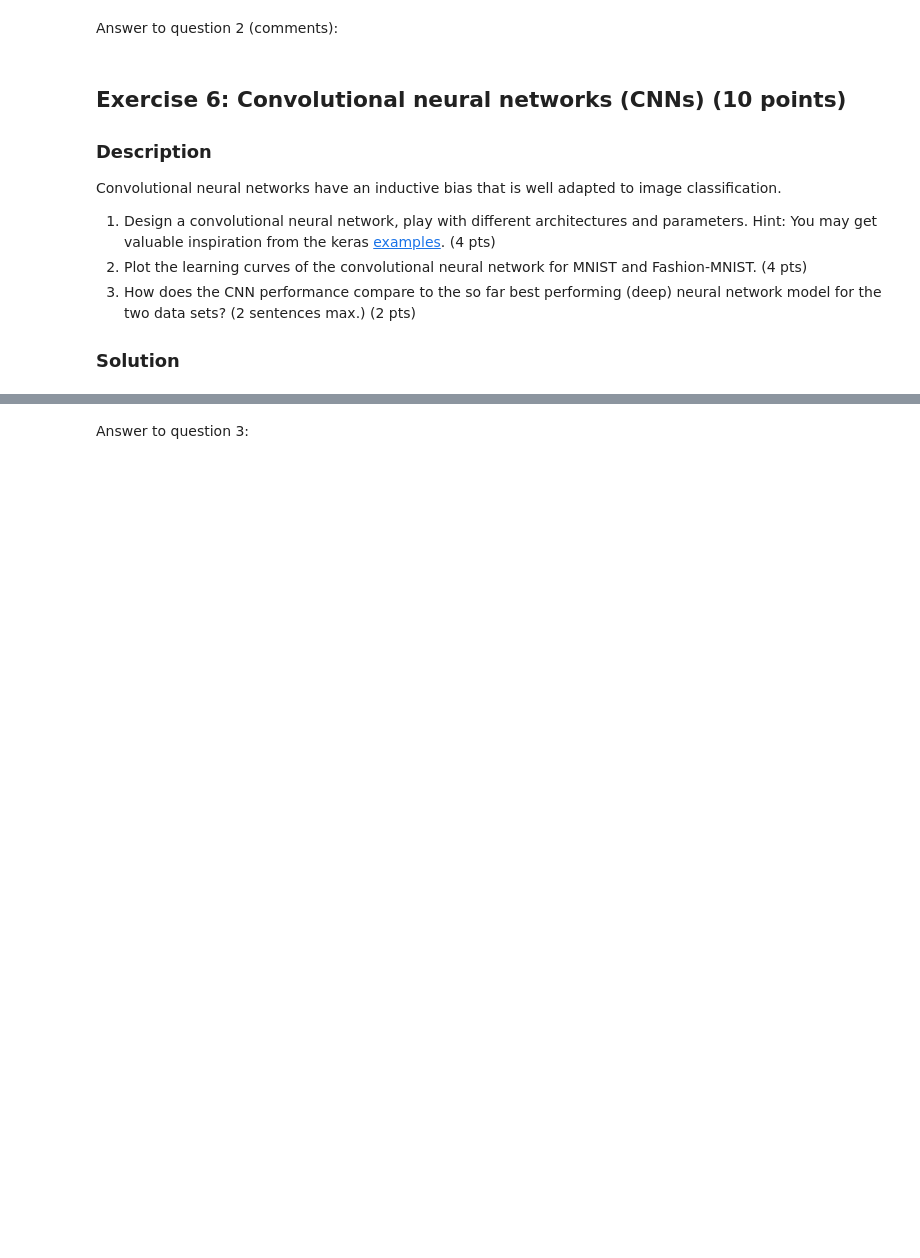
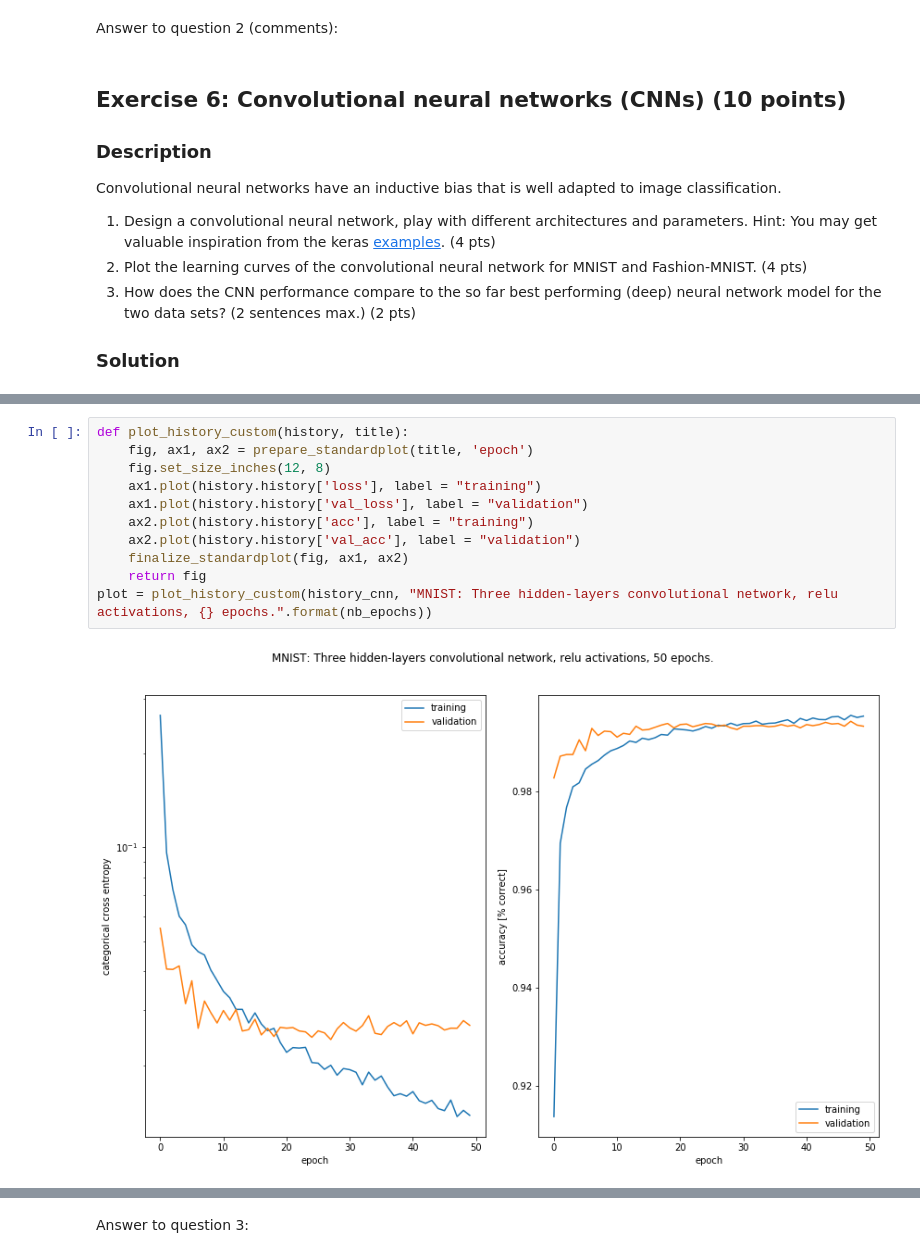
Before and after one commit to MartinStrambach/ANN_projects, a Jupyter notebook: project1.ipynb, the cells around one changed output, grey strips where cells are left out. Saved outputs shown, nothing was run; the diff lists cells and outputs as text; blank space fills up the shorter version.

```diff
--- a/project1.ipynb
+++ b/project1.ipynb
@@ -541,0 +561,13 @@ plot = plot_history_custom(history_cnn, "Fashion-MNIST: Two hidden-layers convol
+# %%
+def plot_history_custom(history, title):
+    fig, ax1, ax2 = prepare_standardplot(title, 'epoch')
+    fig.set_size_inches(12, 8)
+    ax1.plot(history.history['loss'], label = "training")
+    ax1.plot(history.history['val_loss'], label = "validation")
+    ax2.plot(history.history['acc'], label = "training")
+    ax2.plot(history.history['val_acc'], label = "validation")
+    finalize_standardplot(fig, ax1, ax2)
+    return fig
+plot = plot_history_custom(history_cnn, "MNIST: Three hidden-layers convolutional network, relu activations, {} epochs.".format(nb_epochs))
+# %% [output]
+[figure, added]
```
Also changed, not shown: parts of 11 cells of this notebook.
